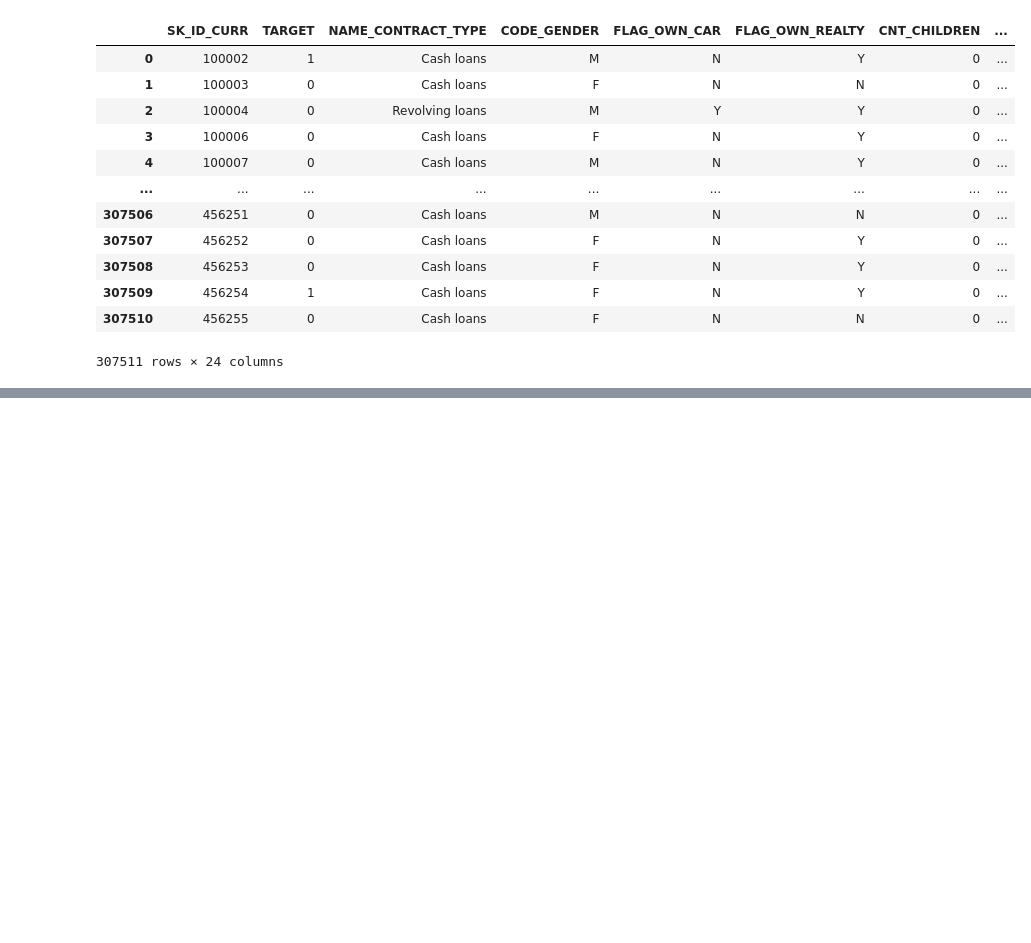
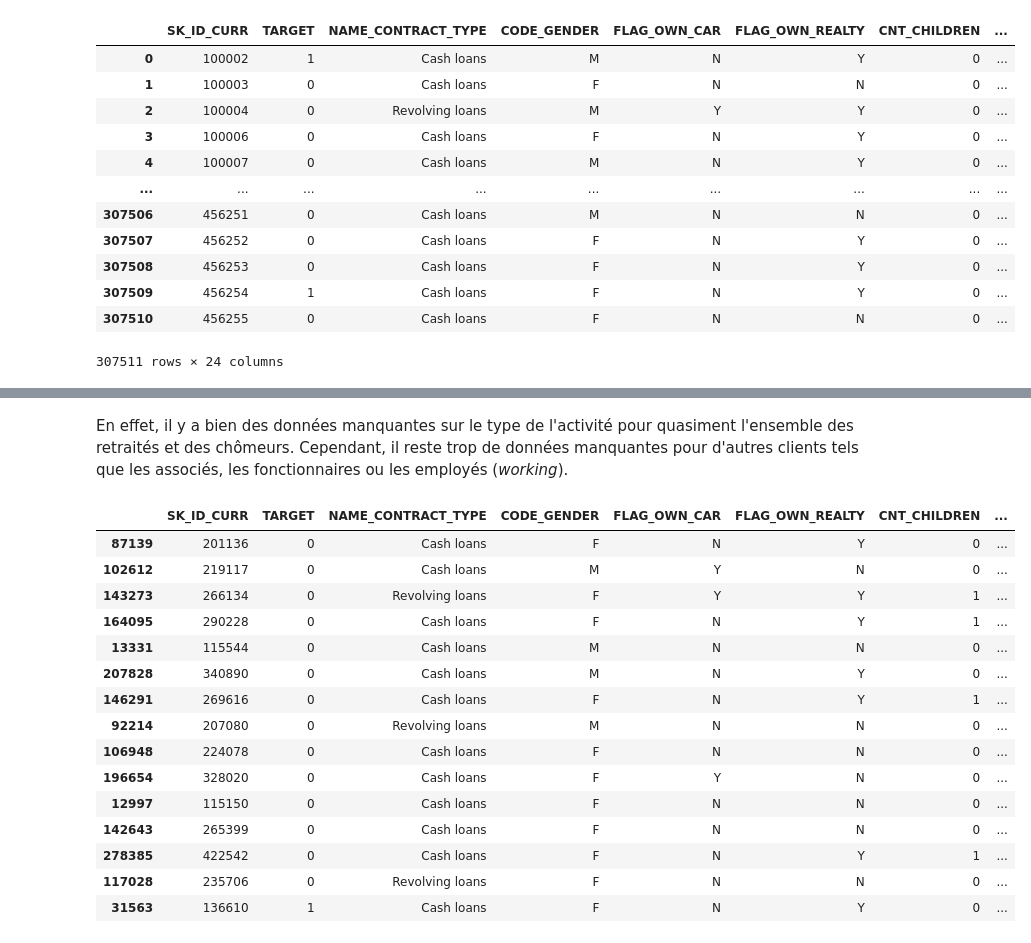
Before and after one commit to sebastienbourgeois/oc-p7-implementer-modele-scoring, a Jupyter notebook: code/modelisation.ipynb, the cells around one changed output, grey strips where cells are left out. Drawn from its saved outputs; the diff is of its cells as text; code cells hidden in the pictures; blank space fills up the shorter version.

```diff
--- a/code/modelisation.ipynb
+++ b/code/modelisation.ipynb
@@ -247,0 +266,2 @@ demandes_credit.describe()
+# %%
+credits["FLAG_EMPTY_CAR_AGE"] = credits["OWN_CAR_AGE"].isnull()
@@ -247,0 +279,3 @@ demandes_credit.describe()
+# %%
+index_a_supprimer = credits[(credits["FLAG_EMPTY_CAR_AGE"] == True) & (credits["FLAG_OWN_CAR"] == 'Y')].index
+index_a_supprimer
@@ -247,0 +284,3 @@ demandes_credit.describe()
+# %%
+# suppression des clients ayant une voiture mais sans leur âge
+credits.drop(index_a_supprimer, inplace=True)
@@ -247,0 +299,3 @@ demandes_credit.describe()
+# %%
+# flag sur les données manquantes du type d'activité
+credits["FLAG_EMPTY_OCCUPATION_TYPE"] = credits["OCCUPATION_TYPE"].isnull()
@@ -247,0 +323,22 @@ demandes_credit.describe()
+# %% [markdown]
+En effet, il y a bien des données manquantes sur le type de l'activité pour quasiment l'ensemble des retraités et des chômeurs. Cependant, il reste trop de données manquantes pour d'autres clients tels que les associés, les fonctionnaires ou les employés (*working*).
+# %%
+# on regarde si des tendances se dégagent dans d'autres variables
+credits[credits["OCCUPATION_TYPE"].isnull()].sample(15)
+# %% [output]
+|  | SK_ID_CURR | TARGET | NAME_CONTRACT_TYPE | CODE_GENDER | FLAG_OWN_CAR | FLAG_OWN_REALTY | CNT_CHILDREN | ... |
+| 87139 | 201136 | 0 | Cash loans | F | N | Y | 0 | ... |
+| 102612 | 219117 | 0 | Cash loans | M | Y | N | 0 | ... |
+| 143273 | 266134 | 0 | Revolving loans | F | Y | Y | 1 | ... |
+| 164095 | 290228 | 0 | Cash loans | F | N | Y | 1 | ... |
+| 13331 | 115544 | 0 | Cash loans | M | N | N | 0 | ... |
+| 207828 | 340890 | 0 | Cash loans | M | N | Y | 0 | ... |
+| 146291 | 269616 | 0 | Cash loans | F | N | Y | 1 | ... |
+| 92214 | 207080 | 0 | Revolving loans | M | N | N | 0 | ... |
+| 106948 | 224078 | 0 | Cash loans | F | N | N | 0 | ... |
+| 196654 | 328020 | 0 | Cash loans | F | Y | N | 0 | ... |
+| 12997 | 115150 | 0 | Cash loans | F | N | N | 0 | ... |
+| 142643 | 265399 | 0 | Cash loans | F | N | N | 0 | ... |
+| 278385 | 422542 | 0 | Cash loans | F | N | Y | 1 | ... |
+| 117028 | 235706 | 0 | Revolving loans | F | N | N | 0 | ... |
+| 31563 | 136610 | 1 | Cash loans | F | N | Y | 0 | ... |
```
Also changed, not shown: parts of 29 cells of this notebook.
